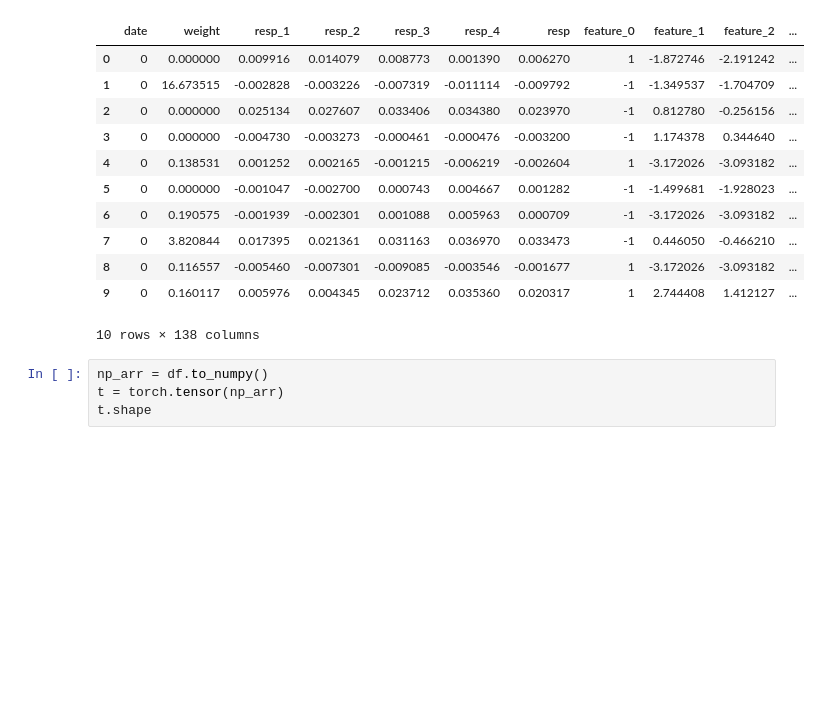
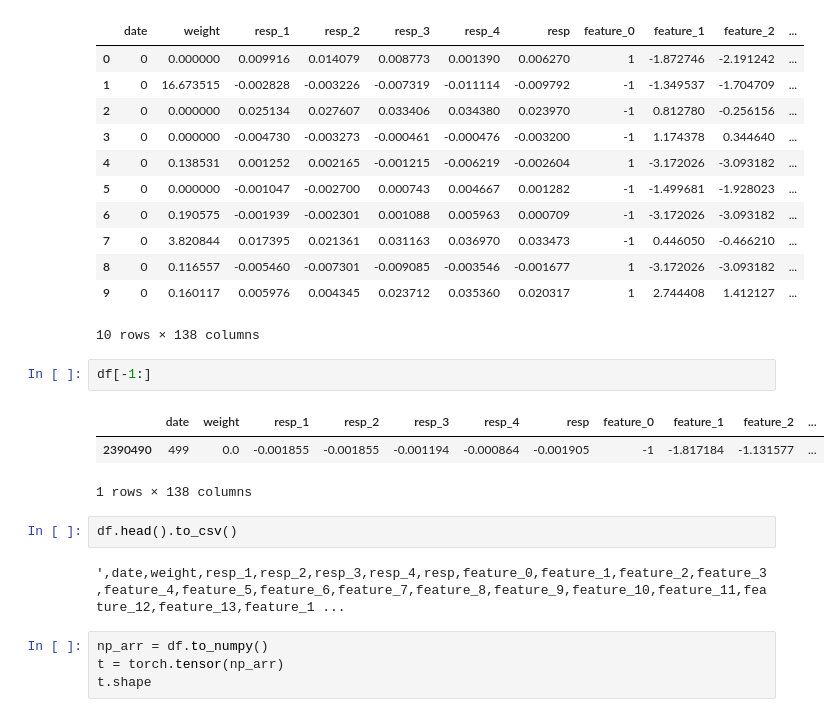
Before and after one commit to juliensauter/ML2_project_JaneStreet, a Jupyter notebook: Data.ipynb, the cells around one changed output. Cells and saved outputs as stored; diff of their text form; blank space fills up the shorter version.

```diff
--- a/Data.ipynb
+++ b/Data.ipynb
@@ -50,6 +52,16 @@ df[:10]
 | 8 | 0 | 0.116557 | -0.005460 | -0.007301 | -0.009085 | -0.003546 | -0.001677 | 1 | -3.172026 | -3.093182 | ... |
 | 9 | 0 | 0.160117 | 0.005976 | 0.004345 | 0.023712 | 0.035360 | 0.020317 | 1 | 2.744408 | 1.412127 | ... |
 10 rows × 138 columns
+# %%
+df[-1:]
+# %% [output]
+|  | date | weight | resp_1 | resp_2 | resp_3 | resp_4 | resp | feature_0 | feature_1 | feature_2 | ... |
+| 2390490 | 499 | 0.0 | -0.001855 | -0.001855 | -0.001194 | -0.000864 | -0.001905 | -1 | -1.817184 | -1.131577 | ... |
+1 rows × 138 columns
+# %%
+df.head().to_csv()
+# %% [output]
+',date,weight,resp_1,resp_2,resp_3,resp_4,resp,feature_0,feature_1,feature_2,feature_3,feature_4,feature_5,feature_6,feature_7,feature_8,feature_9,feature_10,feature_11,feature_12,feature_13,feature_1 ...
 # %%
 np_arr = df.to_numpy()
 t = torch.tensor(np_arr)
```
Also changed, not shown: parts of 7 cells of this notebook, 14 other files.
